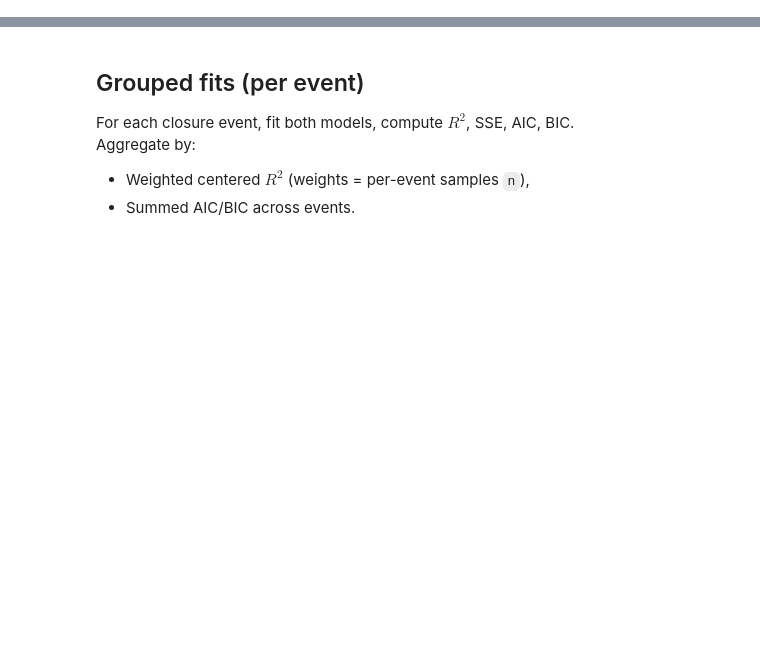
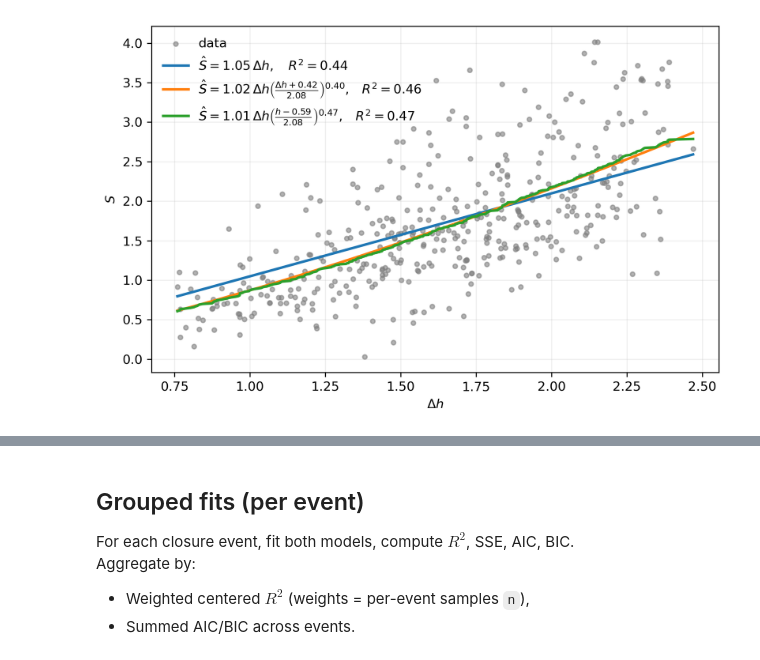
Before and after one commit to octavia-crompton/russian-river-seepage, a Jupyter notebook: notebooks/Seepage_vs_DeltaH_model_fits_updates.ipynb, the cells around one changed output, grey strips where cells are left out. Saved outputs shown, nothing was run; the diff lists cells and outputs as text; code cells hidden in the pictures; blank space fills up the shorter version.

```diff
--- a/notebooks/Seepage_vs_DeltaH_model_fits_updates.ipynb
+++ b/notebooks/Seepage_vs_DeltaH_model_fits_updates.ipynb
@@ -471 +928,32 @@ plt.show()
+# %%
+# --- smooth the visitor model line for visualization only ---
+
+try:
+    # Savitzky–Golay: smooth but preserves shape better than a boxcar
+    from scipy.signal import savgol_filter
+
+    # pick an odd window ~1–3% of series length, clamped
+    win = max(7, int(0.2 * len(xs)) | 1)   # ensure odd via bitwise or 1
+    win = min(win, len(xs) - (1 - len(xs) % 2))  # keep <= len(xs) and odd
+    ys_vis_smooth = savgol_filter(ys_vis, window_length=win, polyorder=2, mode="interp")
+
+except Exception:
+    # fallback: centered moving-average
+    w = max(7, int(0.02 * len(xs)))
+    kernel = np.ones(w, dtype=float) / w
+    ys_vis_smooth = np.convolve(ys_vis, kernel, mode="same")
+
+fig, ax = plt.subplots(figsize=(7, 4.5))
+ax.scatter(x_all, y_all, s=12, c="0.5", alpha=0.6, label="data")
+ax.plot(xs, ys_lin, lw=2, label=lab_lin)
+ax.plot(xs, ys_dh,  lw=2, label=lab_dh)
+ax.plot(xs, ys_vis_smooth, lw=2, label=lab_vis)   #  smoothed visitor curve
+
+ax.set_xlabel(r"$\Delta h$")
+ax.set_ylabel(r"$S$")
+ax.legend(frameon=False)
+ax.grid(alpha=0.2)
+plt.tight_layout()
+# %% [output]
+[figure, added]
 # %%
```
Also changed, not shown: parts of 36 cells of this notebook, 23 other files.
